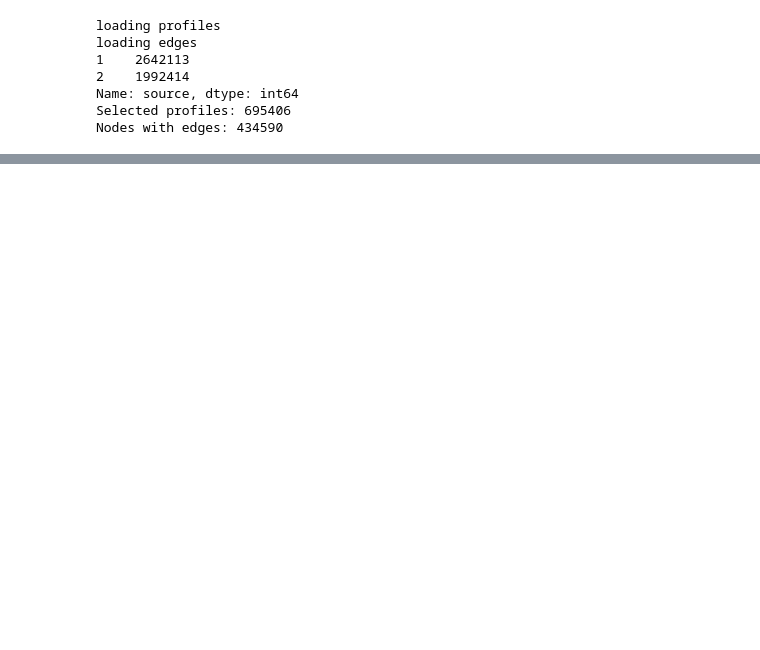
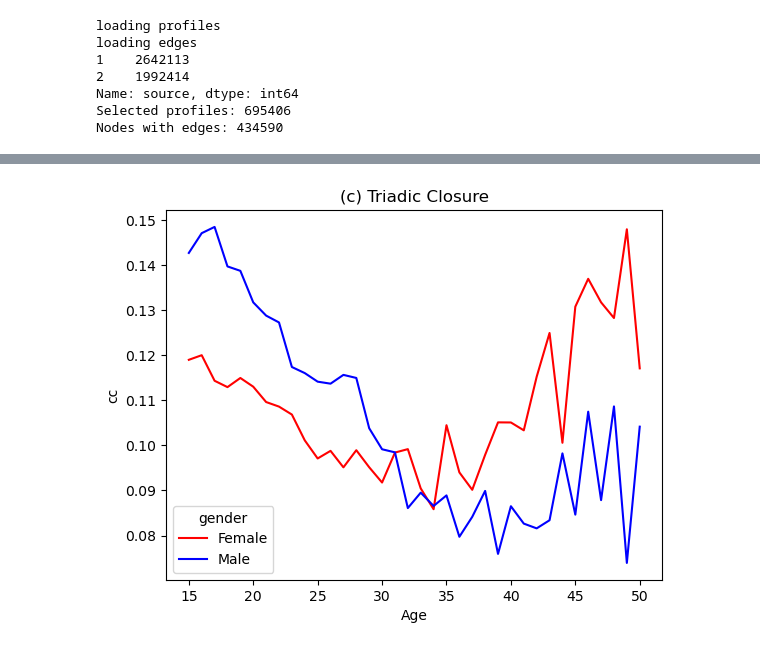
Before and after one commit to bbiroga/bce_ep_2022_HW, a Jupyter notebook: POKEC Network Analysis Stub for Students.ipynb, the cells around one changed output, grey strips where cells are left out. Saved outputs shown, nothing was run; the diff lists cells and outputs as text; code cells hidden in the pictures; blank space fills up the shorter version.

```diff
--- a/POKEC Network Analysis Stub for Students.ipynb
+++ b/POKEC Network Analysis Stub for Students.ipynb
@@ -38,0 +86,18 @@ dv.plot_age_relations_heatmap(edges_w_features)
+# %%
+def plot_node_triadic_clos_by_gender(nodes, G):
+    """Plots triadic cluster: the local clustering coefficient  (cc) of each user"""
+    nodes_w_triadic_clos = nodes
+    nodes_w_triadic_clos = nodes_w_triadic_clos.assign(triadic_clos=nodes_w_triadic_clos.user_id.map(nx.clustering(G)))
+    nodes_w_triadic_clos['gender'].replace([0.0,1.0],['Female','Male'],inplace=True)
+
+    plot_df = (
+        nodes_w_triadic_clos.groupby(["AGE", "gender"]).agg({"triadic_clos": "mean"}).reset_index()
+    )
+    ax=sns.lineplot(data=plot_df, x="AGE", y="triadic_clos", hue='gender', palette=['red', 'blue'])
+    ax.set_xlabel("Age")
+    ax.set_ylabel("cc")
+    ax.set_title("(c) Triadic Closure")
+
+plot_node_triadic_clos_by_gender(nodes, G)
+# %% [output]
+[figure, added]
```
Also changed, not shown: parts of 21 cells of this notebook.
